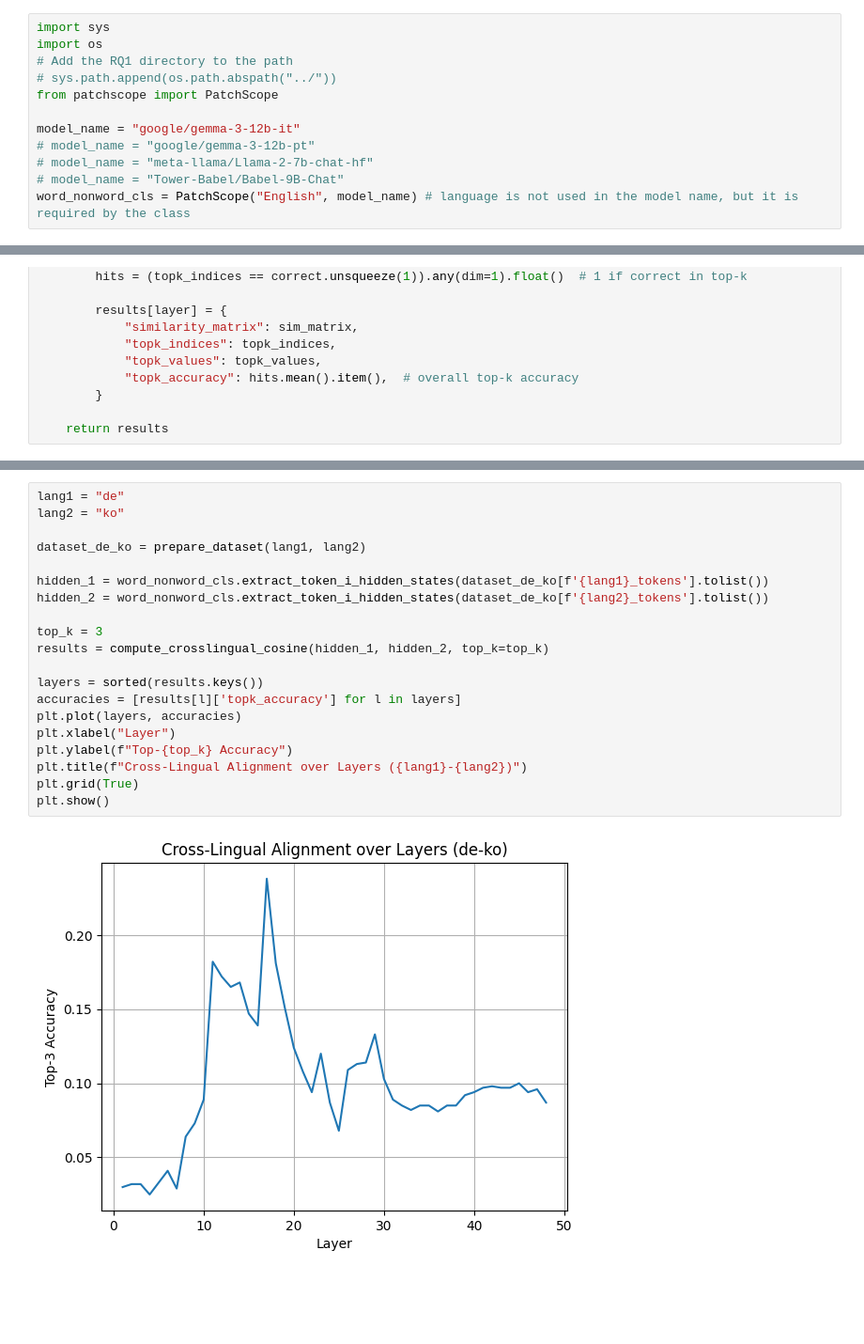
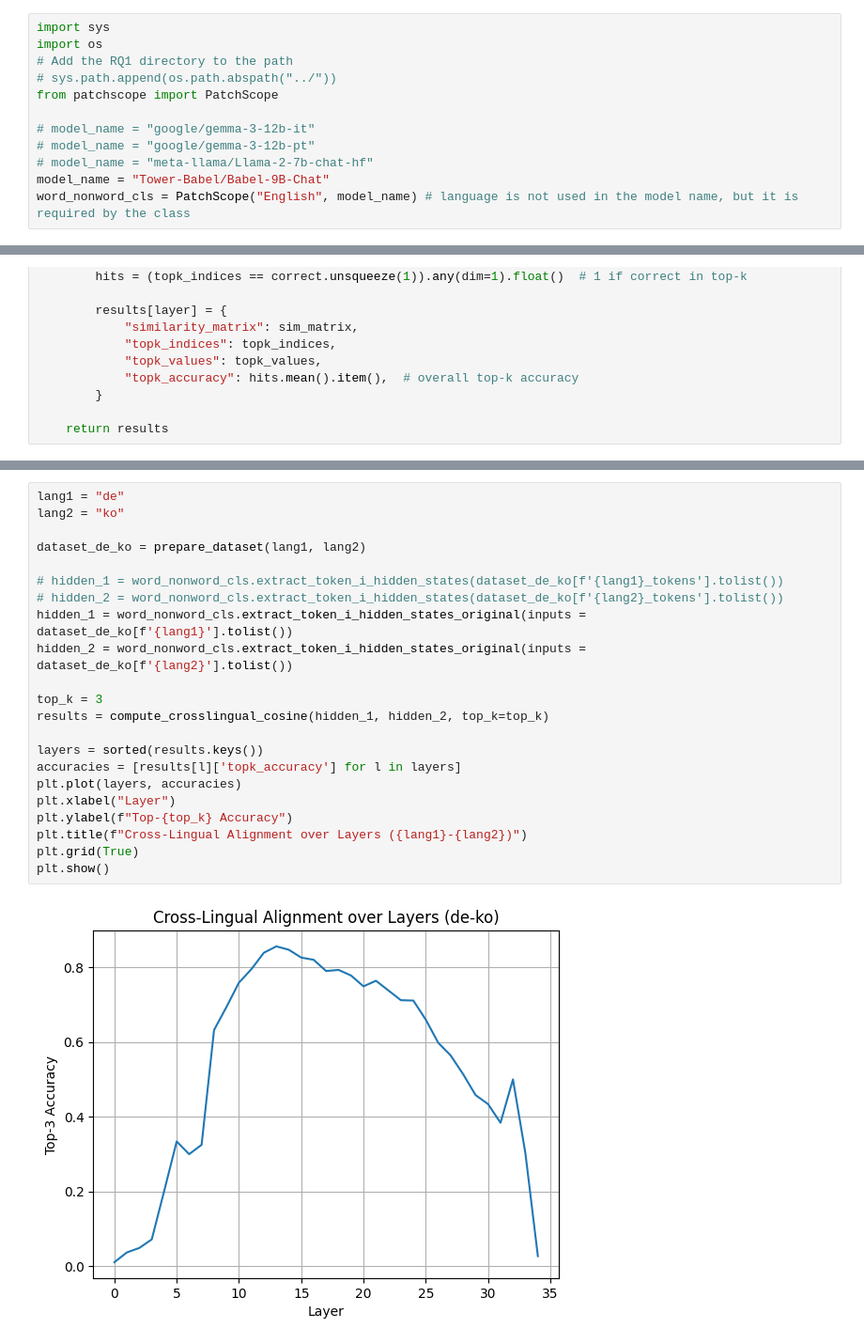
Before and after one commit to hjjjang/multilingual-inner-lexicon, a Jupyter notebook: RQ1/WordIdentity/cross_lingual.ipynb, the cells around one changed output, grey strips where cells are left out. Shown at 94% size. Cells and saved outputs as stored; diff of their text form; blank space fills up the shorter version.

```diff
--- a/RQ1/WordIdentity/cross_lingual.ipynb
+++ b/RQ1/WordIdentity/cross_lingual.ipynb
@@ -5,10 +5,10 @@ import os
 # sys.path.append(os.path.abspath("../"))
 from patchscope import PatchScope
 
-model_name = "google/gemma-3-12b-it"
+# model_name = "google/gemma-3-12b-it"
 # model_name = "google/gemma-3-12b-pt"
 # model_name = "meta-llama/Llama-2-7b-chat-hf"
-# model_name = "Tower-Babel/Babel-9B-Chat"
+model_name = "Tower-Babel/Babel-9B-Chat"
 word_nonword_cls = PatchScope("English", model_name) # language is not used in the model name, but it is required by the class
 # %% [output]
 Using device: cuda
@@ -380,22 +277,24 @@ plt.show()
 # %%
 lang1 = "de"
 lang2 = "ko"
 
 dataset_de_ko = prepare_dataset(lang1, lang2)
 
-hidden_1 = word_nonword_cls.extract_token_i_hidden_states(dataset_de_ko[f'{lang1}_tokens'].tolist())
-hidden_2 = word_nonword_cls.extract_token_i_hidden_states(dataset_de_ko[f'{lang2}_tokens'].tolist())
+# hidden_1 = word_nonword_cls.extract_token_i_hidden_states(dataset_de_ko[f'{lang1}_tokens'].tolist())
+# hidden_2 = word_nonword_cls.extract_token_i_hidden_states(dataset_de_ko[f'{lang2}_tokens'].tolist())
+hidden_1 = word_nonword_cls.extract_token_i_hidden_states_original(inputs = dataset_de_ko[f'{lang1}'].tolist())
+hidden_2 = word_nonword_cls.extract_token_i_hidden_states_original(inputs = dataset_de_ko[f'{lang2}'].tolist())
 
 top_k = 3
 results = compute_crosslingual_cosine(hidden_1, hidden_2, top_k=top_k)
 
 layers = sorted(results.keys())
 accuracies = [results[l]['topk_accuracy'] for l in layers]
 plt.plot(layers, accuracies)
 plt.xlabel("Layer")
 plt.ylabel(f"Top-{top_k} Accuracy")
 plt.title(f"Cross-Lingual Alignment over Layers ({lang1}-{lang2})")
 plt.grid(True)
 plt.show()
 # %% [output]
-[figure, old version]
+[figure, new version]
```
Also changed, not shown: parts of 16 cells of this notebook, 14 other files.
